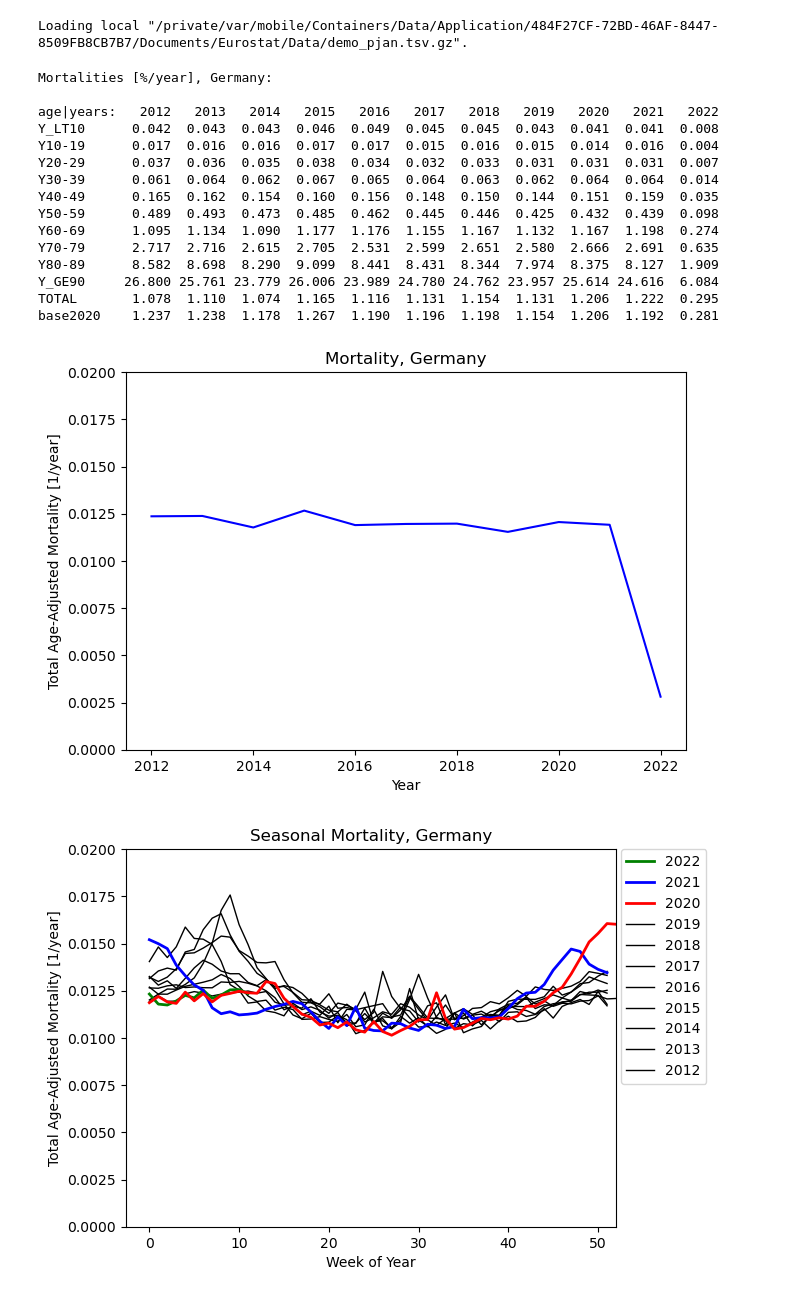
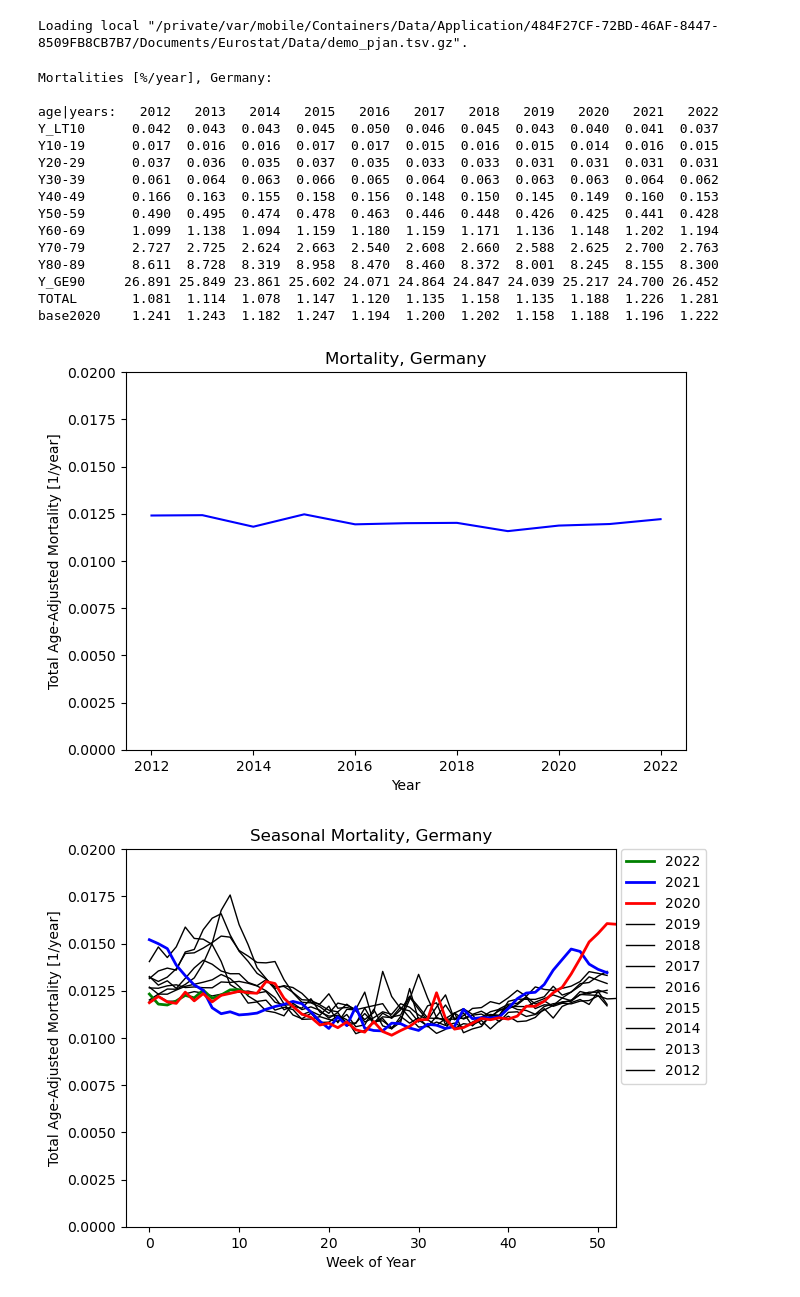
Before and after one commit to RichardPotthoff/Eurostat, a Jupyter notebook: eurostat.ipynb, the cells around one changed output. Drawn from its saved outputs; the diff is of its cells as text; code cells hidden in the pictures.

Commit message:
correction for incomplete years
The mortality numbers for incomplete years are scaled to a full year.

```diff
--- a/eurostat.ipynb
+++ b/eurostat.ipynb
@@ -84,13 +84,16 @@ def extract_eurostat_Fieldvalues(file='demo_r_mw.tsv.gz',):
   return fieldvalue
 # %%
 deaths_w={}
+max_week={}
 for age,year,week,val in extract_eurostat_data(deathsfile,filter={'geo':geo,'sex':sex}, fields=('age','year','week','value')):
   if not age in deaths_w:
     deaths_w[age]=dict([])
   if not year in deaths_w[age]:
     deaths_w[age][year]=[0]*54
+    max_week[year]=0
   if week<54:
    deaths_w[age][year][week]=val
+   max_week[year]=max(max_week[year],week)
   else:
     if week!=99:
       print(week)
@@ -130,7 +133,7 @@ for age in age_ranges:
   for year in years:
     try:
       x=deaths_a[age][year]/pop[age][year-1]
-      mort[age][year]=x
+      mort[age][year]=x/(max_week[year]*7)*365.2422
     except KeyError:
       continue
 
@@ -142,7 +145,7 @@ for year in years:
     for age in age_ranges[:-1]:
       s+=deaths_a[age][year]/pop[age][year-1]*pop[age][base_year-1]
     x=s/pop["TOTAL"][base_year-1]
-    mort[f'base{base_year}'][year]=x
+    mort[f'base{base_year}'][year]=x/(max_week[year]*7)*365.2422
   except KeyError:
     continue
 
@@ -158,31 +161,31 @@ for age,row in mort.items():
 Mortalities [%/year], Germany:
 
 age|years:   2012   2013   2014   2015   2016   2017   2018   2019   2020   2021   2022
-Y_LT10      0.042  0.043  0.043  0.046  0.049  0.045  0.045  0.043  0.041  0.041  0.008
-Y10-19      0.017  0.016  0.016  0.017  0.017  0.015  0.016  0.015  0.014  0.016  0.004
-Y20-29      0.037  0.036  0.035  0.038  0.034  0.032  0.033  0.031  0.031  0.031  0.007
-Y30-39      0.061  0.064  0.062  0.067  0.065  0.064  0.063  0.062  0.064  0.064  0.014
-Y40-49      0.165  0.162  0.154  0.160  0.156  0.148  0.150  0.144  0.151  0.159  0.035
-Y50-59      0.489  0.493  0.473  0.485  0.462  0.445  0.446  0.425  0.432  0.439  0.098
-Y60-69      1.095  1.134  1.090  1.177  1.176  1.155  1.167  1.132  1.167  1.198  0.274
-Y70-79      2.717  2.716  2.615  2.705  2.531  2.599  2.651  2.580  2.666  2.691  0.635
-Y80-89      8.582  8.698  8.290  9.099  8.441  8.431  8.344  7.974  8.375  8.127  1.909
-Y_GE90     26.800 25.761 23.779 26.006 23.989 24.780 24.762 23.957 25.614 24.616  6.084
-TOTAL       1.078  1.110  1.074  1.165  1.116  1.131  1.154  1.131  1.206  1.222  0.295
-base2020    1.237  1.238  1.178  1.267  1.190  1.196  1.198  1.154  1.206  1.192  0.281
+Y_LT10      0.042  0.043  0.043  0.045  0.050  0.046  0.045  0.043  0.040  0.041  0.037
+Y10-19      0.017  0.016  0.016  0.017  0.017  0.015  0.016  0.015  0.014  0.016  0.015
+Y20-29      0.037  0.036  0.035  0.037  0.035  0.033  0.033  0.031  0.031  0.031  0.031
+Y30-39      0.061  0.064  0.063  0.066  0.065  0.064  0.063  0.063  0.063  0.064  0.062
+Y40-49      0.166  0.163  0.155  0.158  0.156  0.148  0.150  0.145  0.149  0.160  0.153
+Y50-59      0.490  0.495  0.474  0.478  0.463  0.446  0.448  0.426  0.425  0.441  0.428
+Y60-69      1.099  1.138  1.094  1.159  1.180  1.159  1.171  1.136  1.148  1.202  1.194
+Y70-79      2.727  2.725  2.624  2.663  2.540  2.608  2.660  2.588  2.625  2.700  2.763
+Y80-89      8.611  8.728  8.319  8.958  8.470  8.460  8.372  8.001  8.245  8.155  8.300
+Y_GE90     26.891 25.849 23.861 25.602 24.071 24.864 24.847 24.039 25.217 24.700 26.452
+TOTAL       1.081  1.114  1.078  1.147  1.120  1.135  1.158  1.135  1.188  1.226  1.281
+base2020    1.241  1.243  1.182  1.247  1.194  1.200  1.202  1.158  1.188  1.196  1.222
 # %%
 %matplotlib inline
 plt.rcParams['figure.figsize'] = [7, 5]
 plt.rcParams['figure.dpi']=100
 plt.ylabel('Total Age-Adjusted Mortality [1/year]')
 plt.xlabel('Year')
 plt.title(f'Mortality, {cc2name(geo)}')
-plt.plot(list(mort[f'base{base_year}'].keys())[:],list(mort[f'base{base_year}'].values())[:],'b')
+plt.plot(list(mort[f'base{base_year}'].keys()),list(mort[f'base{base_year}'].values())[:],'b')
 plt.subplots_adjust(left=0.15,right=0.95)
 _=plt.ylim(bottom=0.0,top=0.02)
 #plt.savefig(f'am_{geo}.pdf')
 # %% [output]
-[figure, old version]
+[figure, new version]
 # %%
 plt.close()
 for year,weeks in deaths_w['TOTAL'].items() :
```
Also changed, not shown: parts of 2 cells of this notebook.
